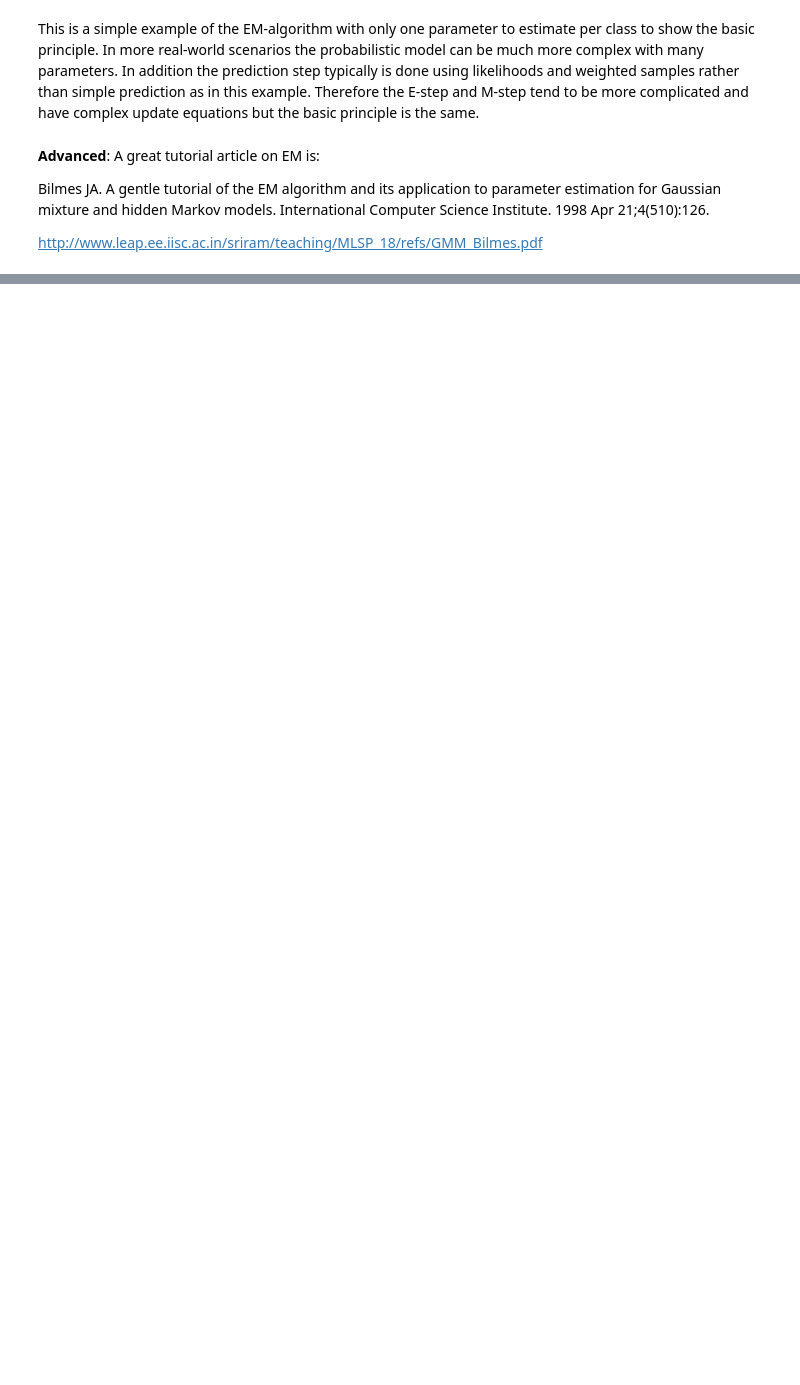
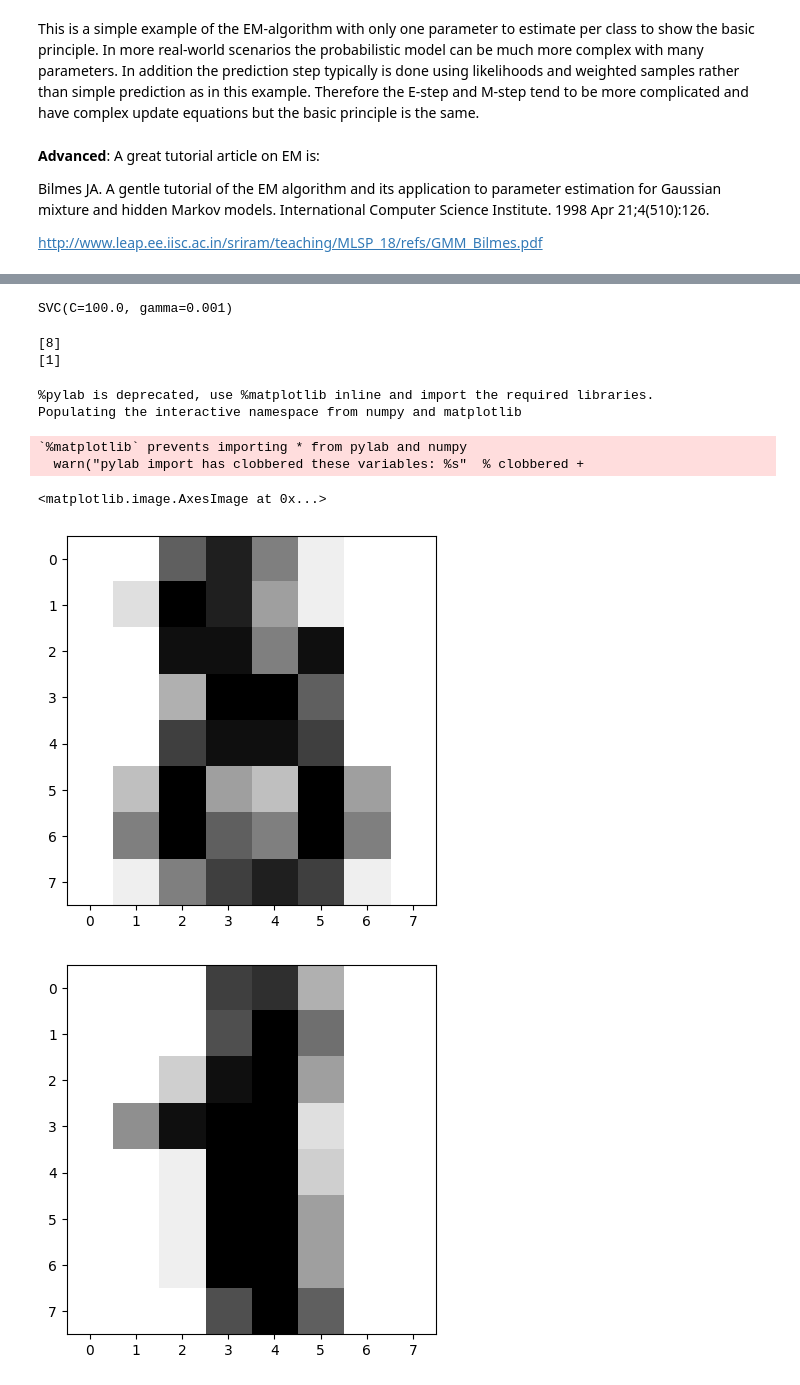
Before and after one commit to gtzan/csc421_tzanetakis, a Jupyter notebook: csc421_tzanetakis_learning_probabilistic_models.ipynb, the cells around one changed output, grey strips where cells are left out. Drawn from its saved outputs; the diff is of its cells as text; code cells hidden in the pictures; blank space fills up the shorter version.

```diff
--- a/csc421_tzanetakis_learning_probabilistic_models.ipynb
+++ b/csc421_tzanetakis_learning_probabilistic_models.ipynb
@@ -735,0 +858,9 @@ http://www.leap.ee.iisc.ac.in/sriram/teaching/MLSP_18/refs/GMM_Bilmes.pdf
+# %%
+from sklearn import datasets
+digits = datasets.load_digits()
+# We have 1797 instances of digits stored as 8x8=64 pixel images. These images are directly used as features.
+print(digits.data.shape)
+#
+print(digits.data)
+# the 10th instance
+print(digits.data[10])
@@ -735,0 +880,34 @@ http://www.leap.ee.iisc.ac.in/sriram/teaching/MLSP_18/refs/GMM_Bilmes.pdf
+# %%
+# we can use classifier to train a model for predicting the digit
+# of an 8 by 8 image
+
+from sklearn import svm
+clf = svm.SVC(gamma=0.001, C=100.)
+
+# as a simple example we train using all the data except the last image
+clf.fit(digits.data[:-1], digits.target[:-1])
+# %% [output]
+SVC(C=100.0, gamma=0.001)
+# %%
+# we can predict the last instance and the result is the number 8
+print(clf.predict(digits.data[-1:]))
+# predicit instance number gives as the number 1 as the prediction
+print(clf.predict([digits.data[1]]))
+# %% [output]
+[8]
+[1]
+# %%
+import matplotlib.pyplot as plt
+%pylab inline
+
+plt.imshow(digits.images[-1:][0], cmap=plt.cm.gray_r, interpolation='nearest')
+plt.figure()
+plt.imshow(digits.images[1:][0], cmap=plt.cm.gray_r, interpolation='nearest')
+# %% [output]
+%pylab is deprecated, use %matplotlib inline and import the required libraries.
+Populating the interactive namespace from numpy and matplotlib
+`%matplotlib` prevents importing * from pylab and numpy
+  warn("pylab import has clobbered these variables: %s"  % clobbered +
+<matplotlib.image.AxesImage at 0x...>
+[figure, added]
+[figure, added]
```
Also changed, not shown: parts of 25 cells of this notebook, 2 other files.
